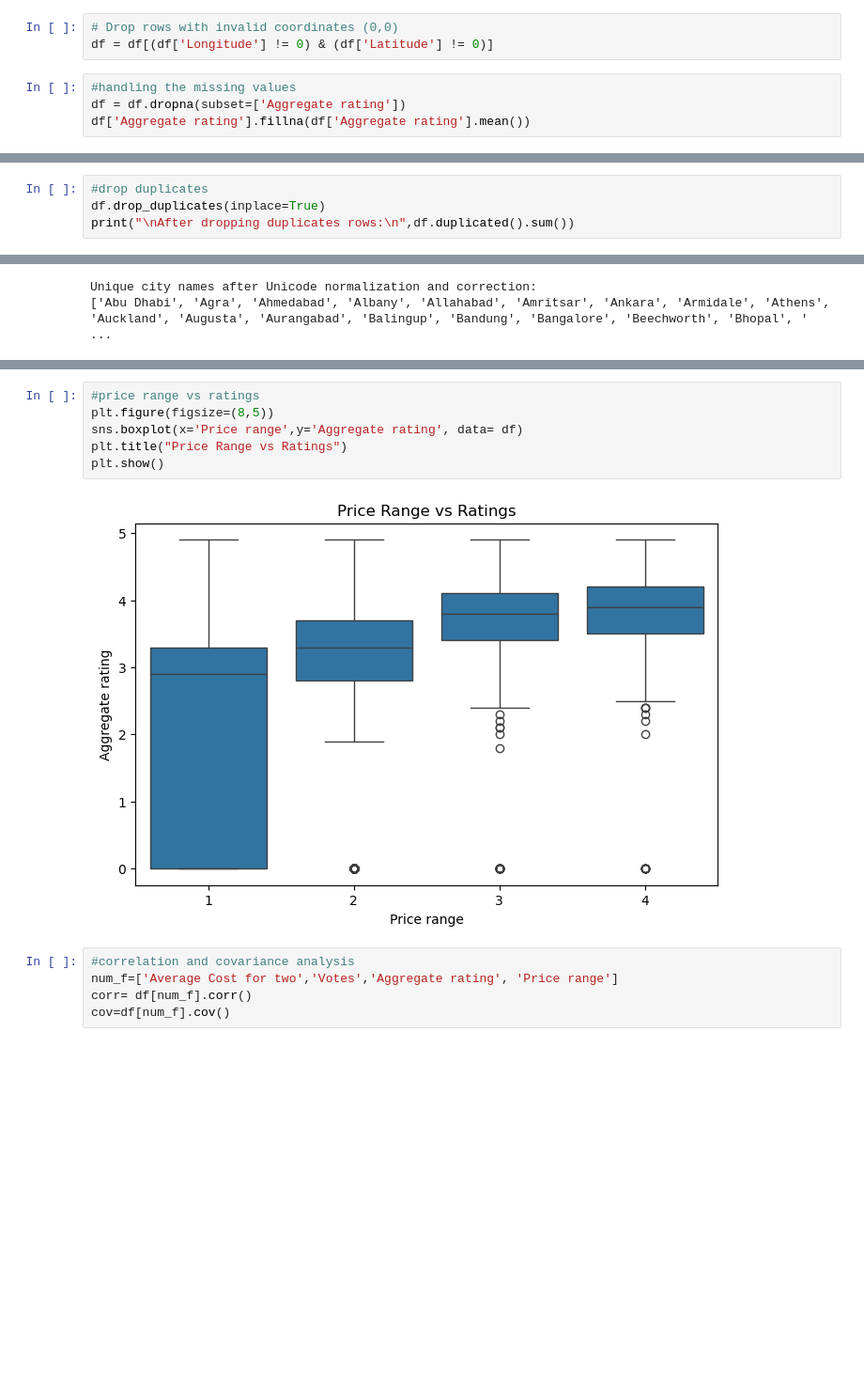
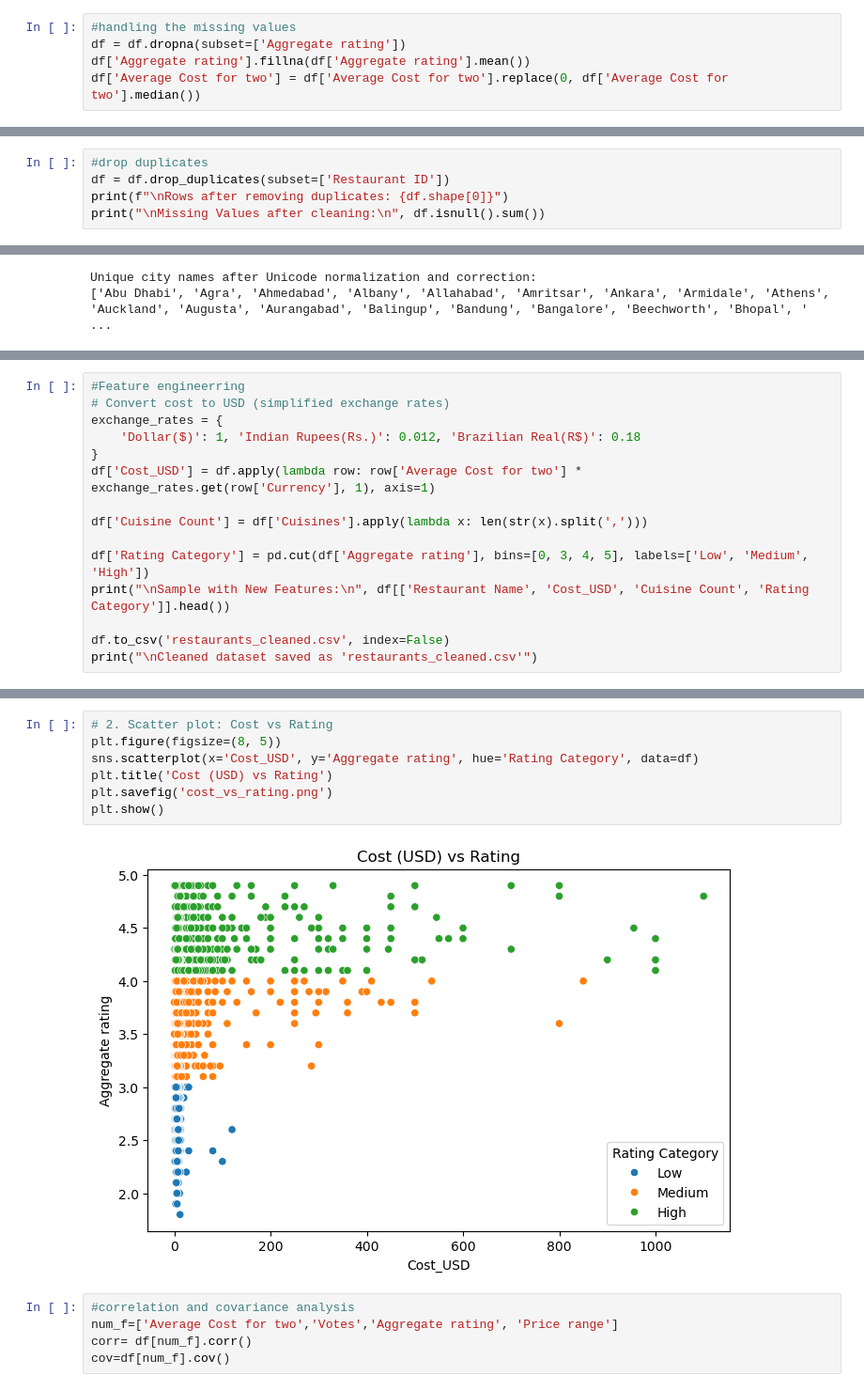
Before and after one commit to Rupal0912/restaurant-rating-prediction, a Jupyter notebook: Restaurant-Analysis/notebooks/restraunt_notebook.ipynb, the cells around one changed output, grey strips where cells are left out. Shown at 94% size. Saved outputs shown, nothing was run; the diff lists cells and outputs as text; blank space fills up the shorter version.

Commit message:
Enhanced dataset with feature engineering: added new derived features

```diff
--- a/Restaurant-Analysis/notebooks/restraunt_notebook.ipynb
+++ b/Restaurant-Analysis/notebooks/restraunt_notebook.ipynb
@@ -98,7 +98,5 @@ df.loc[df['Average Cost for two'] == 0, 'Average Cost for two'] = df['Average Co
-# %%
-# Drop rows with invalid coordinates (0,0)
-df = df[(df['Longitude'] != 0) & (df['Latitude'] != 0)]
 # %%
 #handling the missing values
 df = df.dropna(subset=['Aggregate rating'])
 df['Aggregate rating'].fillna(df['Aggregate rating'].mean())
+df['Average Cost for two'] = df['Average Cost for two'].replace(0, df['Average Cost for two'].median())
@@ -138,5 +103,6 @@ dtype: int64
 # %%
 #drop duplicates
-df.drop_duplicates(inplace=True)
-print("\nAfter dropping duplicates rows:\n",df.duplicated().sum())
+df = df.drop_duplicates(subset=['Restaurant ID'])
+print(f"\nRows after removing duplicates: {df.shape[0]}")
+print("\nMissing Values after cleaning:\n", df.isnull().sum())
 # %% [output]
@@ -223,0 +195,15 @@ plt.show()
+# %%
+#Feature engineerring
+# Convert cost to USD (simplified exchange rates)
+exchange_rates = {
+    'Dollar($)': 1, 'Indian Rupees(Rs.)': 0.012, 'Brazilian Real(R$)': 0.18
+}
+df['Cost_USD'] = df.apply(lambda row: row['Average Cost for two'] * exchange_rates.get(row['Currency'], 1), axis=1)
+
+df['Cuisine Count'] = df['Cuisines'].apply(lambda x: len(str(x).split(',')))
+
+df['Rating Category'] = pd.cut(df['Aggregate rating'], bins=[0, 3, 4, 5], labels=['Low', 'Medium', 'High'])
+print("\nSample with New Features:\n", df[['Restaurant Name', 'Cost_USD', 'Cuisine Count', 'Rating Category']].head())
+
+df.to_csv('restaurants_cleaned.csv', index=False)
+print("\nCleaned dataset saved as 'restaurants_cleaned.csv'")
@@ -224,11 +234,12 @@ plt.show()
 # %%
-#price range vs ratings
-plt.figure(figsize=(8,5))
-sns.boxplot(x='Price range',y='Aggregate rating', data= df)
-plt.title("Price Range vs Ratings")
+# 2. Scatter plot: Cost vs Rating
+plt.figure(figsize=(8, 5))
+sns.scatterplot(x='Cost_USD', y='Aggregate rating', hue='Rating Category', data=df)
+plt.title('Cost (USD) vs Rating')
+plt.savefig('cost_vs_rating.png')
 plt.show()
 # %% [output]
-[figure, old version]
+[figure, new version]
 # %%
 #correlation and covariance analysis
 num_f=['Average Cost for two','Votes','Aggregate rating', 'Price range']
```
Also changed, not shown: parts of 16 cells of this notebook, 8 other files.
